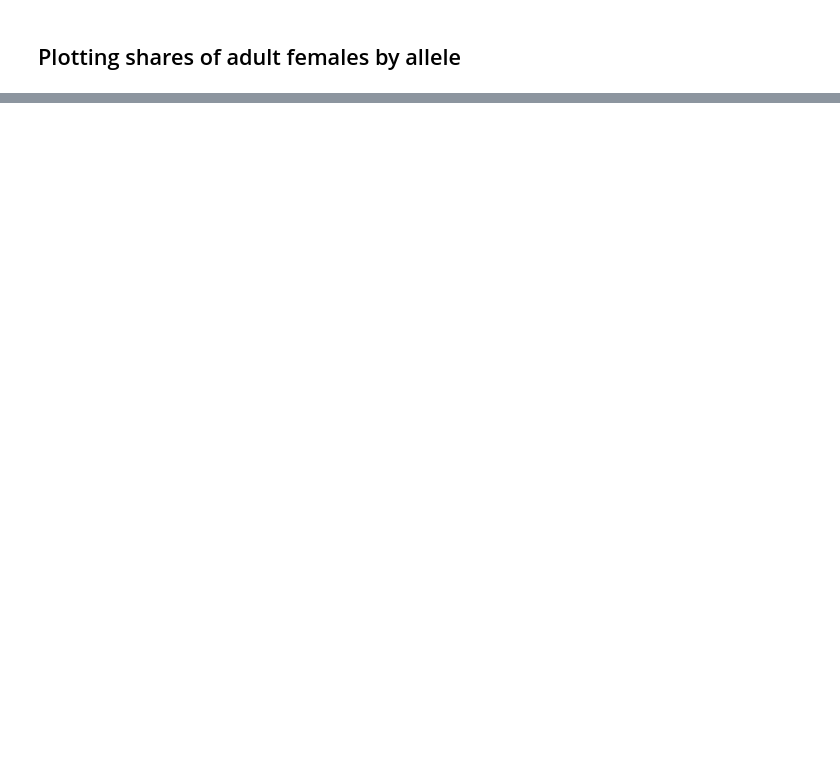
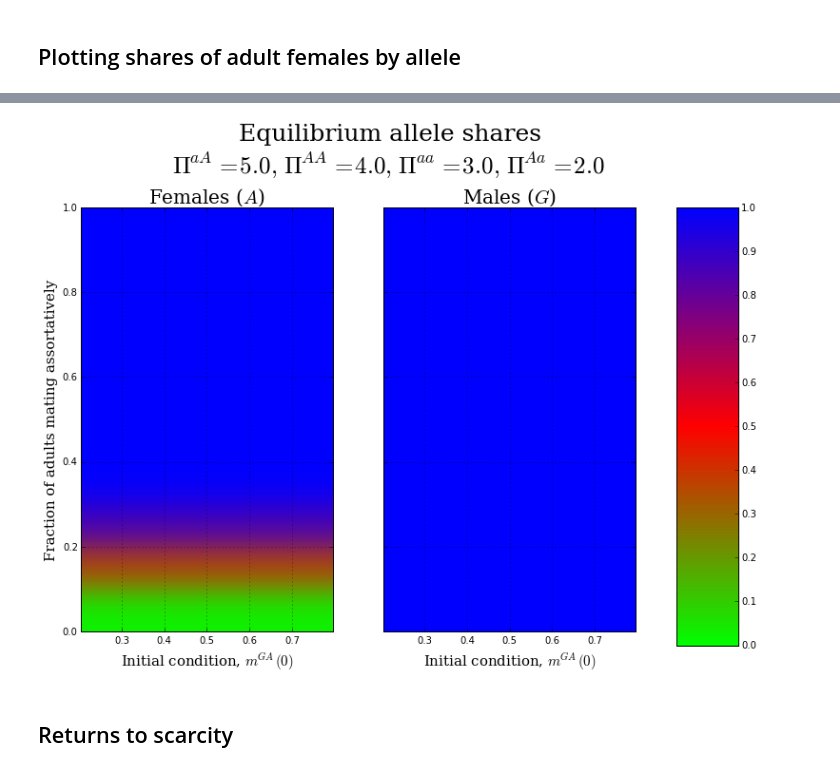
Before and after one commit to davidrpugh/population-ecology-approach, a Jupyter notebook: src/Wright-Bergstrom.ipynb, the cells around one changed output, grey strips where cells are left out. Cells and saved outputs as stored; diff of their text form; code cells hidden in the pictures; blank space fills up the shorter version.

```diff
--- a/src/Wright-Bergstrom.ipynb
+++ b/src/Wright-Bergstrom.ipynb
@@ -384,3 +40,0 @@ interactive_plot = widgets.interact(plot_family_distributions,
-# %%
-wright_bergstrom_simulator.initial_condition = 0.1
-simulation = wright_bergstrom_simulator.simulate(rtol=1e-12)
@@ -684,0 +147,2 @@ plt.show()
+# %%
+linear_results = parameter_sweep(1e-2, 10, PiAA=4.0, PiAa=2.0, PiaA=5.0, Piaa=3.0)
@@ -684,0 +160,32 @@ plt.show()
+# %%
+fig, axes = plt.subplots(1, 2, figsize=(12, 8), sharey=True)
+mappable = axes[0].imshow(linear_results[:, :, 0], origin='lower', extent=[0, 1, 0, 1],
+               vmin=0, vmax=1, interpolation='gaussian', cmap=mpl.cm.brg_r)
+axes[1].imshow(linear_results[:, :, 1], origin='lower', extent=[0, 1, 0, 1],
+               vmin=0, vmax=1, interpolation='gaussian', cmap=mpl.cm.brg_r)
+
+axes[0].set_xlabel('Initial condition, $m^{GA}(0)$', fontsize=15, family='serif')
+axes[1].set_xlabel('Initial condition, $m^{GA}(0)$', fontsize=15, family='serif')
+axes[0].set_ylabel('Fraction of adults mating assortatively', fontsize=15, family='serif')
+axes[0].grid('on')
+
+axes[0].set_title(r'Females ($A$)', fontsize=20, family='serif')
+axes[1].set_title(r'Males ($G$)', fontsize=20, family='serif')
+axes[1].grid('on')
+
+title = ('Equilibrium allele shares\n' +
+         r'$\Pi^{{aA}}={PiaA},\ \Pi^{{AA}}={PiAA},\ ' +
+         '\Pi^{{aa}}={Piaa},\ \Pi^{{Aa}}={PiAa}$')
+fig.suptitle(title.format(**simulator.family.params), x=0.5, y=1.05,
+             family='serif', fontsize=25)
+
+# add a color bar
+fig.subplots_adjust(right=0.8)
+cax = fig.add_axes([0.85, 0.1, 0.075, 0.8])
+fig.colorbar(mappable, cax=cax)
+
+plt.show()
+# %% [output]
+[figure, added]
+# %% [markdown]
+## Returns to scarcity
```
Also changed, not shown: parts of 77 cells of this notebook, 3 other files.
